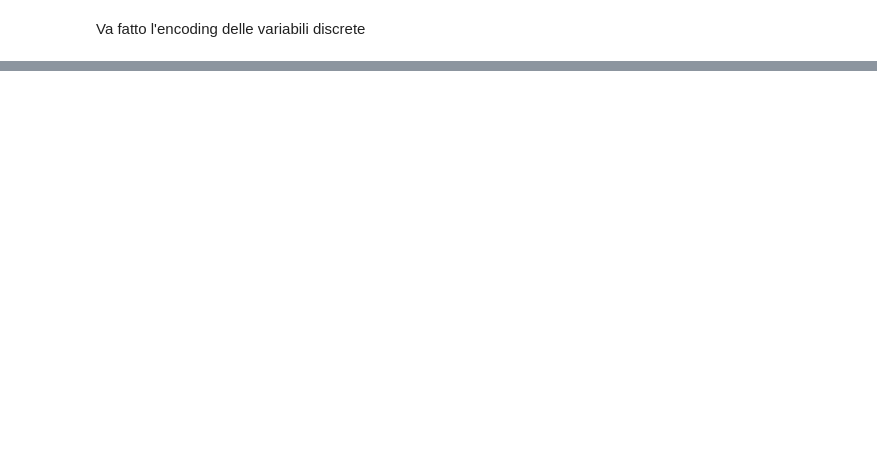
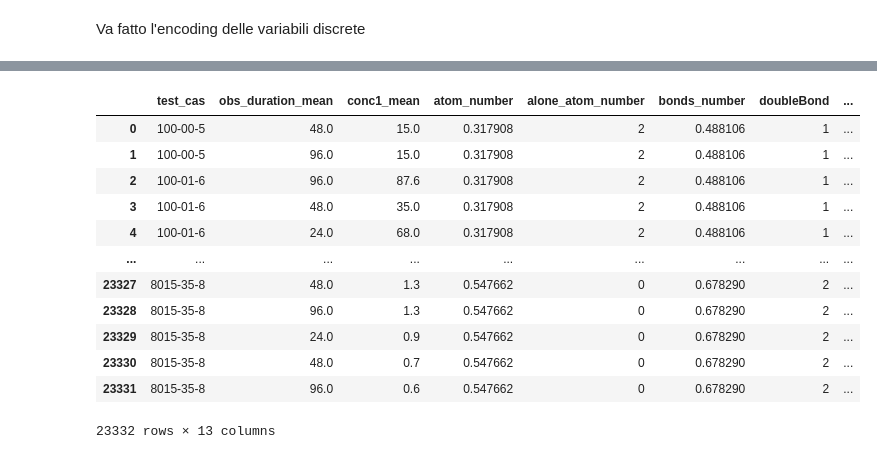
Before and after one commit to simonedambrosi/MLTOX-Simone, a Jupyter notebook: Script per tesi/First models.ipynb, the cells around one changed output, grey strips where cells are left out. Saved outputs shown, nothing was run; the diff lists cells and outputs as text; code cells hidden in the pictures; blank space fills up the shorter version.

```diff
--- a/Script per tesi/First models.ipynb
+++ b/Script per tesi/First models.ipynb
@@ -141,0 +207,8 @@ dtype: object
+# %%
+import pandas as pd
+import numpy as np
+import matplotlib.pyplot as plt
+
+# Questo dataset non viene mai toccato--> è punto di riferimento
+db = pd.read_csv('dataset/db_modelli.csv').drop(columns='Unnamed: 0')
+db
@@ -141,0 +237,2 @@ dtype: object
+# %%
+use_db = db.copy().drop(columns = 'conc1_mean')
@@ -141,0 +386,17 @@ dtype: object
+# %%
+use_db = db.drop(columns = db[cat_var[1:]])
+use_db
+# %% [output]
+|  | test_cas | obs_duration_mean | conc1_mean | atom_number | alone_atom_number | bonds_number | doubleBond | ... |
+| 0 | 100-00-5 | 48.0 | 15.0 | 0.317908 | 2 | 0.488106 | 1 | ... |
+| 1 | 100-00-5 | 96.0 | 15.0 | 0.317908 | 2 | 0.488106 | 1 | ... |
+| 2 | 100-01-6 | 96.0 | 87.6 | 0.317908 | 2 | 0.488106 | 1 | ... |
+| 3 | 100-01-6 | 48.0 | 35.0 | 0.317908 | 2 | 0.488106 | 1 | ... |
+| 4 | 100-01-6 | 24.0 | 68.0 | 0.317908 | 2 | 0.488106 | 1 | ... |
+| ... | ... | ... | ... | ... | ... | ... | ... | ... |
+| 23327 | 8015-35-8 | 48.0 | 1.3 | 0.547662 | 0 | 0.678290 | 2 | ... |
+| 23328 | 8015-35-8 | 96.0 | 1.3 | 0.547662 | 0 | 0.678290 | 2 | ... |
+| 23329 | 8015-35-8 | 24.0 | 0.9 | 0.547662 | 0 | 0.678290 | 2 | ... |
+| 23330 | 8015-35-8 | 48.0 | 0.7 | 0.547662 | 0 | 0.678290 | 2 | ... |
+| 23331 | 8015-35-8 | 96.0 | 0.6 | 0.547662 | 0 | 0.678290 | 2 | ... |
+23332 rows × 13 columns
```
Also changed, not shown: parts of 42 cells of this notebook, 14 other files.
